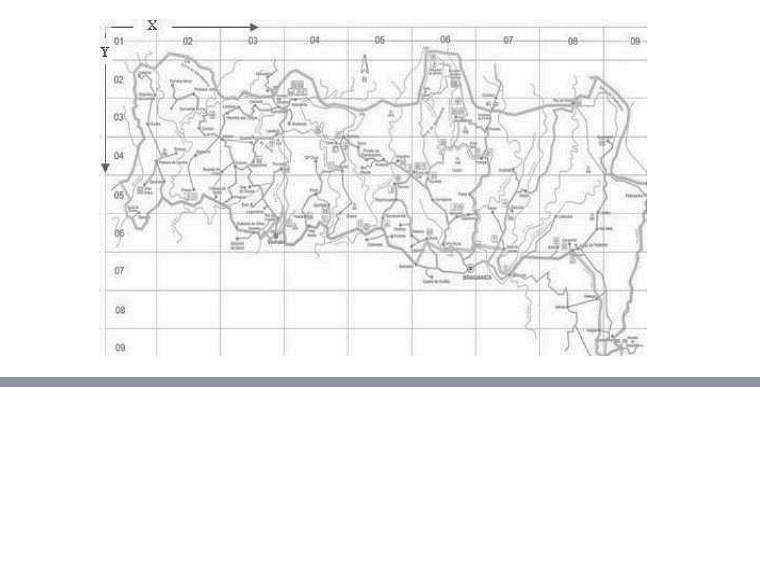
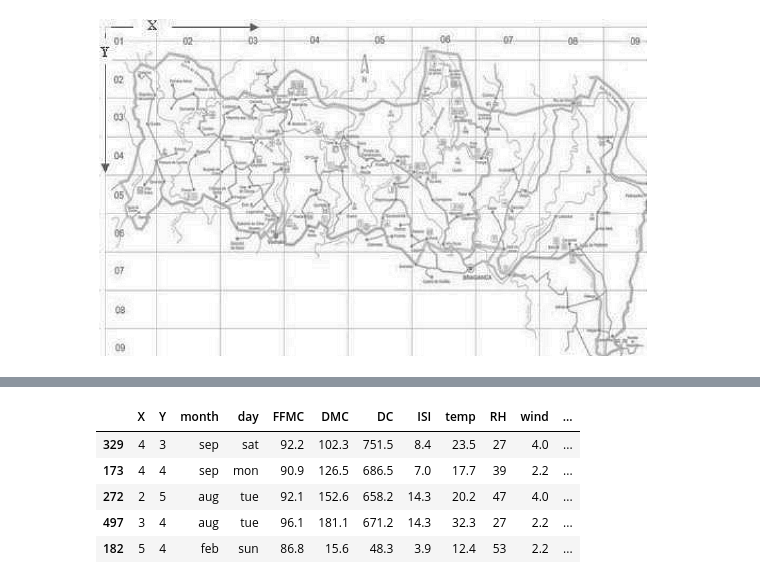
Before and after one commit to achi113s/ForestFires, a Jupyter notebook: ForestFireNb.ipynb, the cells around one changed output, grey strips where cells are left out. Drawn from its saved outputs; the diff is of its cells as text; code cells hidden in the pictures; blank space fills up the shorter version.

```diff
--- a/ForestFireNb.ipynb
+++ b/ForestFireNb.ipynb
@@ -33,10 +33,12 @@ import matplotlib.pyplot as plt
 import os
 import pandas as pd
 import folium
+import numpy as np
 # import streamlit as st
 # from streamlit_folium import st_folium
 
 FOREST_FIRES_FILENAME = 'forestfires.csv'
+RANDOM_STATE = 42
 
 def load_forest_fire_data(fires_path=FOREST_FIRES_FILENAME):
     csv_path = os.path.join('datasets', fires_path)
@@ -151,0 +167,10 @@ Just as we thought, the `area` feature is heavily skewed toward small values. Bu
+# %%
+from sklearn.model_selection import train_test_split
+
+
+train, test = train_test_split(forest_fires, test_size=0.2, random_state=RANDOM_STATE)
+
+print(train.shape, test.shape)
+# print(train['month'].value_counts() / len(train['month']))
+# print(test['month'].value_counts()  / len(train['month']))
+# the distribution between months is not the same between train and test sets
@@ -151,0 +210,9 @@ Just as we thought, the `area` feature is heavily skewed toward small values. Bu
+# %%
+train.head()
+# %% [output]
+|  | X | Y | month | day | FFMC | DMC | DC | ISI | temp | RH | wind | ... |
+| 329 | 4 | 3 | sep | sat | 92.2 | 102.3 | 751.5 | 8.4 | 23.5 | 27 | 4.0 | ... |
+| 173 | 4 | 4 | sep | mon | 90.9 | 126.5 | 686.5 | 7.0 | 17.7 | 39 | 2.2 | ... |
+| 272 | 2 | 5 | aug | tue | 92.1 | 152.6 | 658.2 | 14.3 | 20.2 | 47 | 4.0 | ... |
+| 497 | 3 | 4 | aug | tue | 96.1 | 181.1 | 671.2 | 14.3 | 32.3 | 27 | 2.2 | ... |
+| 182 | 5 | 4 | feb | sun | 86.8 | 15.6 | 48.3 | 3.9 | 12.4 | 53 | 2.2 | ... |
```
Also changed, not shown: parts of 20 cells of this notebook.
